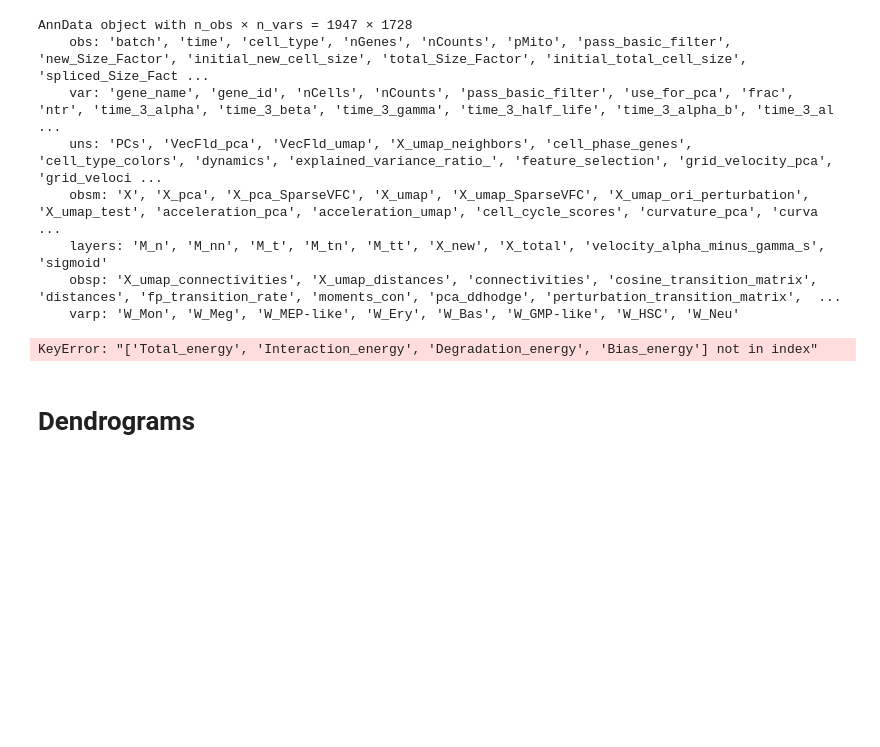
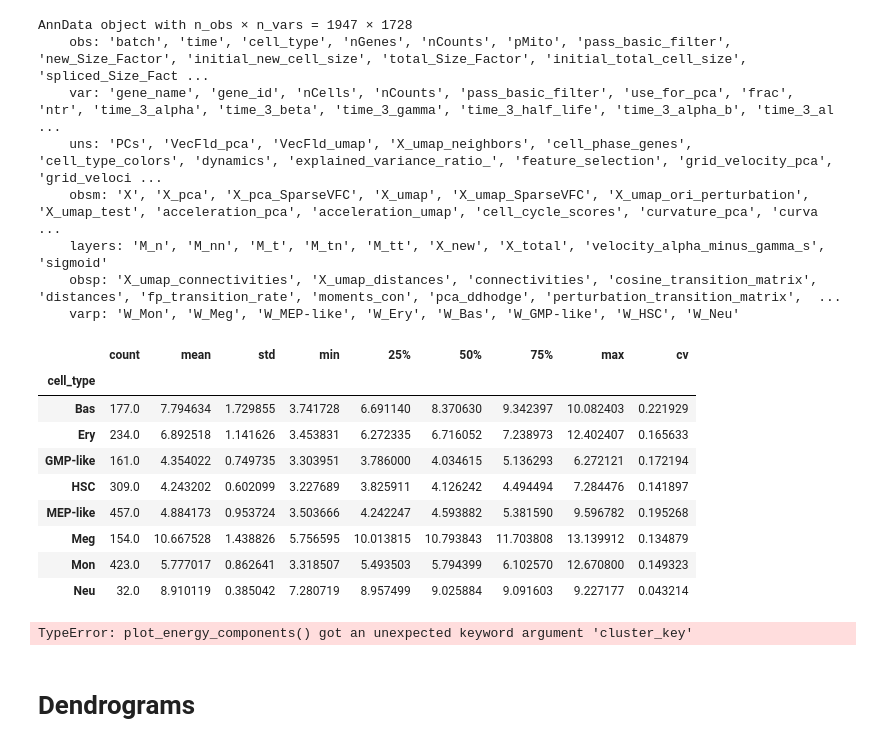
Before and after one commit to Bernaljp/scHopfield, a Jupyter notebook: hematopoiesis_analysis_sch.ipynb, the cells around one changed output. Cells and saved outputs as stored; diff of their text form; code cells hidden in the pictures; blank space fills up the shorter version.

```diff
--- a/hematopoiesis_analysis_sch.ipynb
+++ b/hematopoiesis_analysis_sch.ipynb
@@ -205,9 +221,18 @@ AnnData object with n_obs × n_vars = 1947 × 1728
     obsp: 'X_umap_connectivities', 'X_umap_distances', 'connectivities', 'cosine_transition_matrix', 'distances', 'fp_transition_rate', 'moments_con', 'pca_ddhodge', 'perturbation_transition_matrix',  ...
     varp: 'W_Mon', 'W_Meg', 'W_MEP-like', 'W_Ery', 'W_Bas', 'W_GMP-like', 'W_HSC', 'W_Neu'
 # %%
-summary_stats = adata.obs[[CLUSTER_KEY,'Total_energy','Interaction_energy','Degradation_energy','Bias_energy']].groupby(CLUSTER_KEY).describe()
+summary_stats = adata.obs[[CLUSTER_KEY,'energy_total','energy_interaction','energy_degradation','energy_bias']].groupby(CLUSTER_KEY).describe()
 for energy in summary_stats.columns.levels[0]:
     summary_stats[(energy,'cv')] = summary_stats[(energy,'std')]/summary_stats[(energy,'mean')]
-summary_stats['Total_energy']
+summary_stats['energy_total']
 # %% [output]
-KeyError: "['Total_energy', 'Interaction_energy', 'Degradation_energy', 'Bias_energy'] not in index"
+|  | count | mean | std | min | 25% | 50% | 75% | max | cv |
+| cell_type |  |  |  |  |  |  |  |  |  |
+| Bas | 177.0 | 7.794634 | 1.729855 | 3.741728 | 6.691140 | 8.370630 | 9.342397 | 10.082403 | 0.221929 |
+| Ery | 234.0 | 6.892518 | 1.141626 | 3.453831 | 6.272335 | 6.716052 | 7.238973 | 12.402407 | 0.165633 |
+| GMP-like | 161.0 | 4.354022 | 0.749735 | 3.303951 | 3.786000 | 4.034615 | 5.136293 | 6.272121 | 0.172194 |
+| HSC | 309.0 | 4.243202 | 0.602099 | 3.227689 | 3.825911 | 4.126242 | 4.494494 | 7.284476 | 0.141897 |
+| MEP-like | 457.0 | 4.884173 | 0.953724 | 3.503666 | 4.242247 | 4.593882 | 5.381590 | 9.596782 | 0.195268 |
+| Meg | 154.0 | 10.667528 | 1.438826 | 5.756595 | 10.013815 | 10.793843 | 11.703808 | 13.139912 | 0.134879 |
+| Mon | 423.0 | 5.777017 | 0.862641 | 3.318507 | 5.493503 | 5.794399 | 6.102570 | 12.670800 | 0.149323 |
+| Neu | 32.0 | 8.910119 | 0.385042 | 7.280719 | 8.957499 | 9.025884 | 9.091603 | 9.227177 | 0.043214 |
@@ -220,3 +239,24 @@ plt.show()
+# %%
+# Plot boxplots for all energy types
+sch.pl.plot_energy_boxplots(adata, cluster_key='cell_type')
+
+# Plot only total energy boxplot
+sch.pl.plot_energy_boxplots(adata, cluster_key='cell_type', plot_energy='total')
+
+# Plot with custom order and colors
+sch.pl.plot_energy_boxplots(adata, cluster_key='cell_type',
+                            order=['HSC', 'MEP', 'Mono'],
+                            colors=['red', 'blue', 'green'])
+
+# 3D scatter plots
+sch.pl.plot_energy_scatters(adata, cluster_key='cell_type',
+                            basis='umap', show_legend=True)
+
+# Plot specific energy type
+sch.pl.plot_energy_scatters(adata, cluster_key='cell_type',
+                              plot_energy='interaction')
+# %% [output]
+TypeError: plot_energy_components() got an unexpected keyword argument 'cluster_key'
 # %% [markdown]
 # Dendrograms
 # %% [markdown]
```
Also changed, not shown: parts of 3 cells of this notebook, 1 other file.
